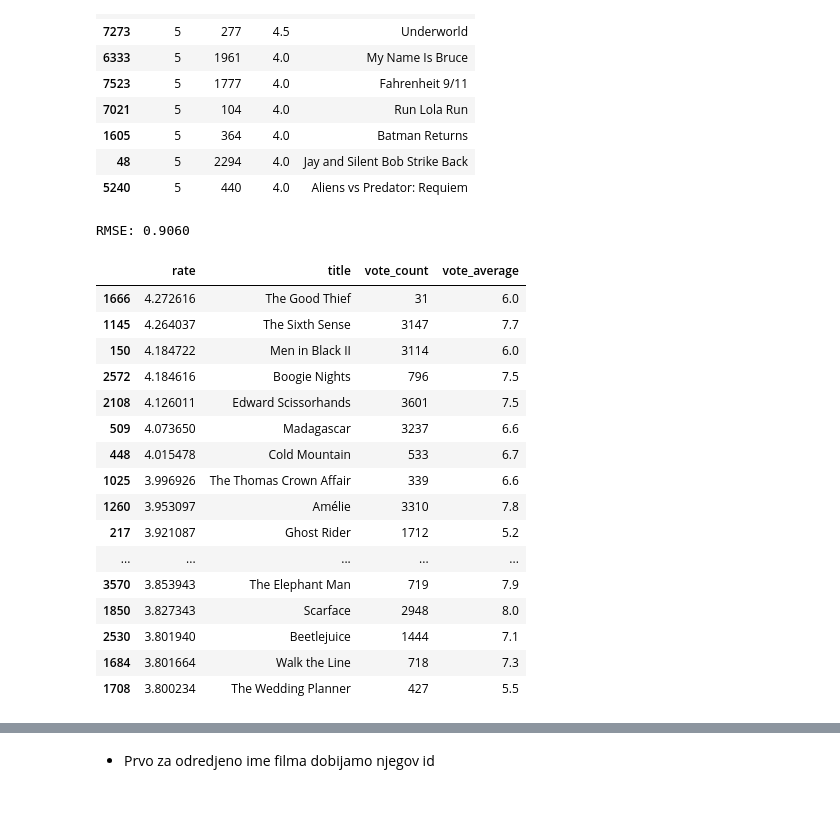
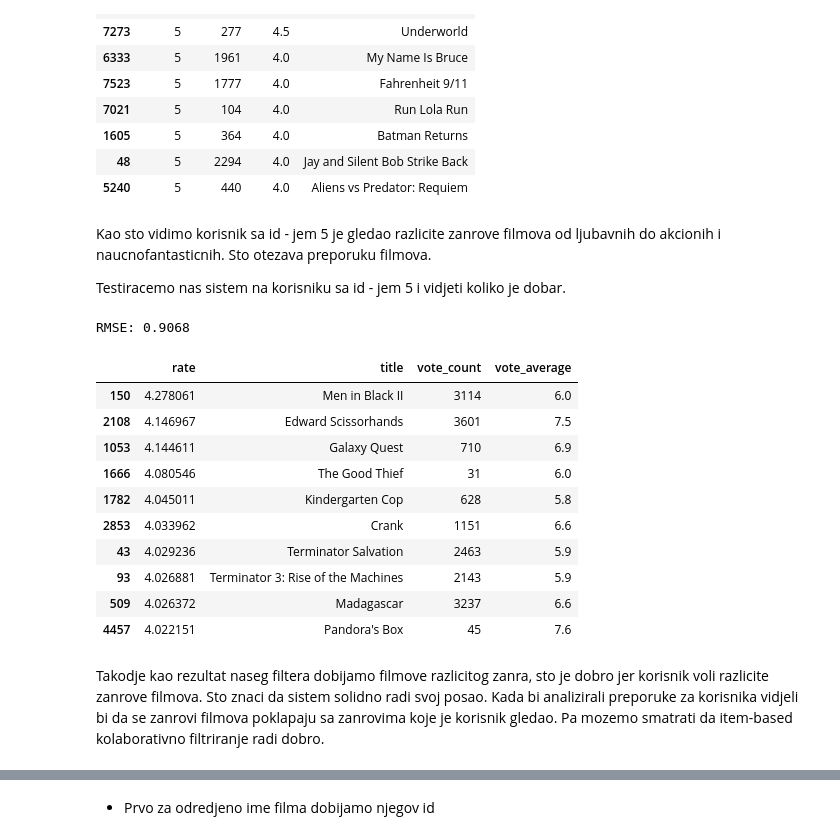
Before and after one commit to milanlazarevic/Recommendation-System, a Jupyter notebook: movieRecommendation.ipynb, the cells around one changed output, grey strips where cells are left out. Drawn from its saved outputs; the diff is of its cells as text; code cells hidden in the pictures; blank space fills up the shorter version.

```diff
--- a/movieRecommendation.ipynb
+++ b/movieRecommendation.ipynb
@@ -291,30 +291,30 @@ user_ratings.sort_values(by="rating", ascending=False).head(10)
 | 1605 | 5 | 364 | 4.0 | Batman Returns |
 | 48 | 5 | 2294 | 4.0 | Jay and Silent Bob Strike Back |
 | 5240 | 5 | 440 | 4.0 | Aliens vs Predator: Requiem |
+# %% [markdown]
+Kao sto vidimo korisnik sa id - jem 5 je gledao razlicite zanrove filmova od ljubavnih do akcionih i naucnofantasticnih. Sto otezava preporuku filmova.
+
+Testiracemo nas sistem na korisniku sa id - jem 5 i vidjeti koliko je dobar.
 # %%
 if 'rate' in df_movies.columns:
     df_movies = df_movies.drop(columns=['rate'], axis=1)
-results = CF_get_top_movies_for_user(99, df_ratings,df_movies, RESULT_SIZE)
+results = CF_get_top_movies_for_user(99, df_ratings,df_movies, 10)
 results[["rate", "title", "vote_count", "vote_average"]]
 # %% [output]
-RMSE: 0.9060
+RMSE: 0.9068
 |  | rate | title | vote_count | vote_average |
-| 1666 | 4.272616 | The Good Thief | 31 | 6.0 |
-| 1145 | 4.264037 | The Sixth Sense | 3147 | 7.7 |
-| 150 | 4.184722 | Men in Black II | 3114 | 6.0 |
-| 2572 | 4.184616 | Boogie Nights | 796 | 7.5 |
-| 2108 | 4.126011 | Edward Scissorhands | 3601 | 7.5 |
-| 509 | 4.073650 | Madagascar | 3237 | 6.6 |
-| 448 | 4.015478 | Cold Mountain | 533 | 6.7 |
-| 1025 | 3.996926 | The Thomas Crown Affair | 339 | 6.6 |
-| 1260 | 3.953097 | Amélie | 3310 | 7.8 |
-| 217 | 3.921087 | Ghost Rider | 1712 | 5.2 |
-| ... | ... | ... | ... | ... |
-| 3570 | 3.853943 | The Elephant Man | 719 | 7.9 |
-| 1850 | 3.827343 | Scarface | 2948 | 8.0 |
-| 2530 | 3.801940 | Beetlejuice | 1444 | 7.1 |
-| 1684 | 3.801664 | Walk the Line | 718 | 7.3 |
-| 1708 | 3.800234 | The Wedding Planner | 427 | 5.5 |
+| 150 | 4.278061 | Men in Black II | 3114 | 6.0 |
+| 2108 | 4.146967 | Edward Scissorhands | 3601 | 7.5 |
+| 1053 | 4.144611 | Galaxy Quest | 710 | 6.9 |
+| 1666 | 4.080546 | The Good Thief | 31 | 6.0 |
+| 1782 | 4.045011 | Kindergarten Cop | 628 | 5.8 |
+| 2853 | 4.033962 | Crank | 1151 | 6.6 |
+| 43 | 4.029236 | Terminator Salvation | 2463 | 5.9 |
+| 93 | 4.026881 | Terminator 3: Rise of the Machines | 2143 | 5.9 |
+| 509 | 4.026372 | Madagascar | 3237 | 6.6 |
+| 4457 | 4.022151 | Pandora's Box | 45 | 7.6 |
+# %% [markdown]
+Takodje kao rezultat naseg filtera dobijamo filmove razlicitog zanra, sto je dobro jer korisnik voli razlicite zanrove filmova. Sto znaci da sistem solidno radi svoj posao. Kada bi analizirali preporuke za korisnika vidjeli bi da se zanrovi filmova poklapaju sa zanrovima koje je korisnik gledao. Pa mozemo smatrati da item-based kolaborativno filtriranje radi dobro.
 # %% [markdown]
 ### 1.2 Item-based kolaborativno filtriranje
 
```
Also changed, not shown: parts of 3 cells of this notebook.
